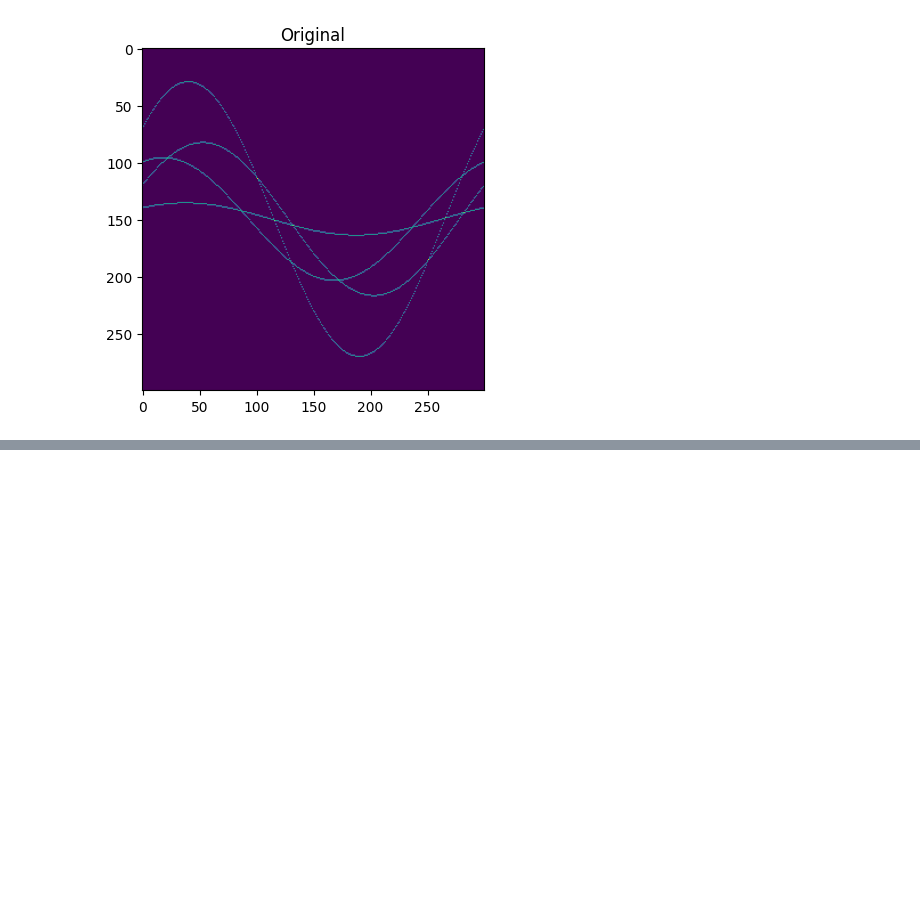
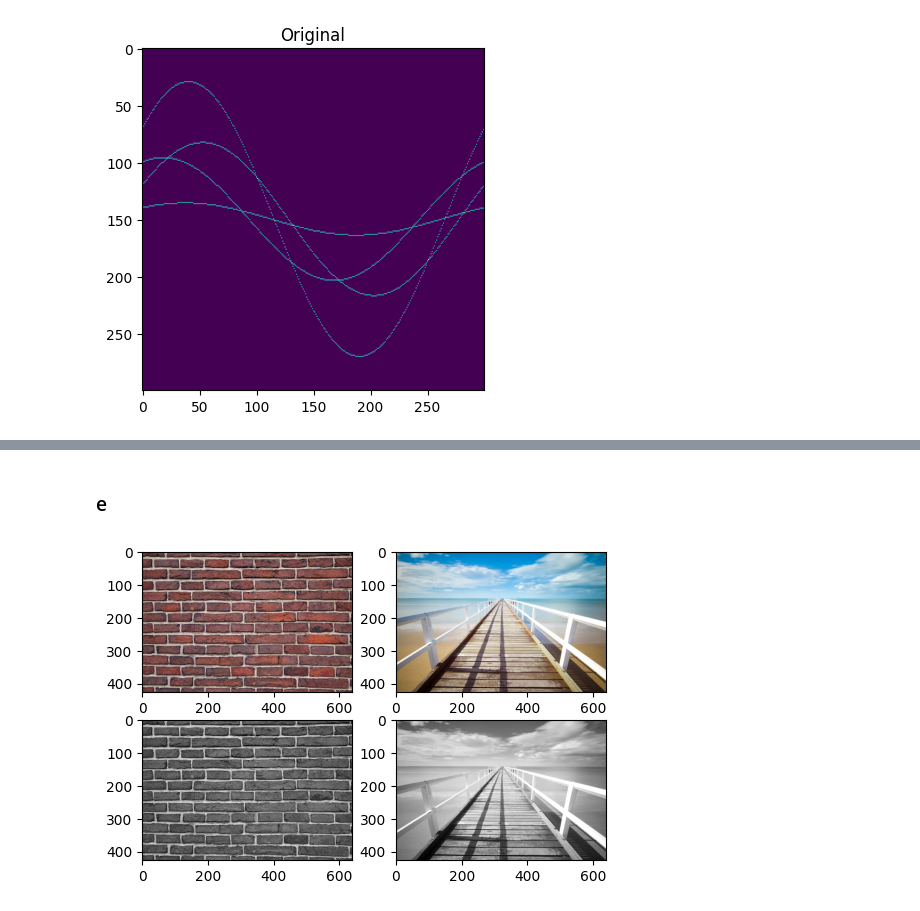
Before and after one commit to theBOSS121/uzassignment3, a Jupyter notebook: exercise3.ipynb, the cells around one changed output, grey strips where cells are left out. Saved outputs shown, nothing was run; the diff lists cells and outputs as text; code cells hidden in the pictures; blank space fills up the shorter version.

```diff
--- a/exercise3.ipynb
+++ b/exercise3.ipynb
@@ -91,0 +235,26 @@ plt.show()
+# %% [markdown]
+### e
+# %%
+fiResolution = 600
+roResolution = 600
+temp4 = cv2.imread('images/bricks.jpg') # 0-255
+temp4rgb = cv2.cvtColor(temp4, cv2.COLOR_BGR2RGB)
+temp4 = cv2.cvtColor(temp4, cv2.COLOR_BGR2GRAY)
+temp4 = temp4.astype(np.float64)
+temp5 = cv2.imread('images/pier.jpg') # 0-255
+temp5rgb = cv2.cvtColor(temp5, cv2.COLOR_BGR2RGB)
+temp5 = cv2.cvtColor(temp5, cv2.COLOR_BGR2GRAY)
+temp5 = temp5.astype(np.float64)
+
+f = plt.figure(figsize=(6, 4))
+f.add_subplot(2, 2, 1)
+plt.imshow(temp4rgb)
+f.add_subplot(2, 2, 2)
+plt.imshow(temp5rgb)
+f.add_subplot(2, 2, 3)
+plt.imshow(temp4, cmap="gray")
+f.add_subplot(2, 2, 4)
+plt.imshow(temp5, cmap="gray")
+plt.show()
+# %% [output]
+[figure, added]
```
Also changed, not shown: parts of 11 cells of this notebook, 1 other file.
